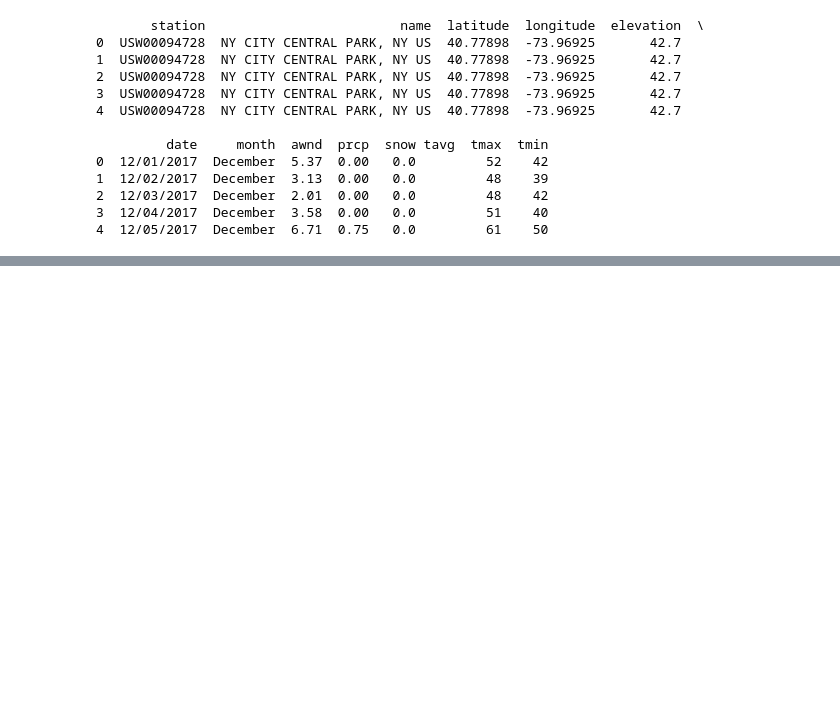
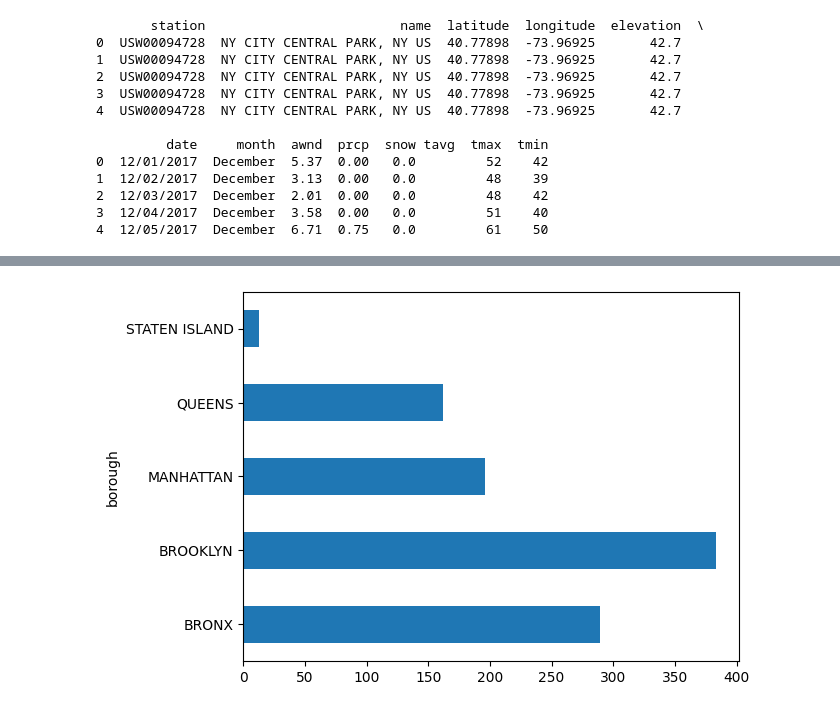
Before and after one commit to jetejeda/Streamlined-Data-Ingestion-With-Pandas, a Jupyter notebook: Databases.ipynb, the cells around one changed output, grey strips where cells are left out. Drawn from its saved outputs; the diff is of its cells as text; code cells hidden in the pictures; blank space fills up the shorter version.

```diff
--- a/Databases.ipynb
+++ b/Databases.ipynb
@@ -70,0 +88,17 @@ print(weather.head())
+# %%
+# Create database engine for data.db
+engine = create_engine('sqlite:///Datasets/data.db')
+
+# Write query to get date, tmax, and tmin from weather
+query = """
+SELECT date,
+       tmax,
+       tmin
+  FROM weather;
+"""
+
+# Make a dataframe by passing query and engine to read_sql()
+temperatures = pd.read_sql(query, engine)
+
+# View the resulting dataframe
+print(temperatures)
@@ -70,0 +120,19 @@ print(weather.head())
+# %%
+#from matplotlib import pyplot as plt
+import matplotlib.pyplot as plt
+# Create query to get hpd311calls records about safety
+query = """
+SELECT *
+FROM hpd311calls
+WHERE complaint_type = 'SAFETY';
+"""
+
+# Query the database and assign result to safety_calls
+safety_calls = pd.read_sql(query, engine)
+
+# Graph the number of safety calls by borough
+call_counts = safety_calls.groupby('borough').unique_key.count()
+call_counts.plot.barh()
+plt.show()
+# %% [output]
+[figure, added]
```
Also changed, not shown: parts of 8 cells of this notebook.
